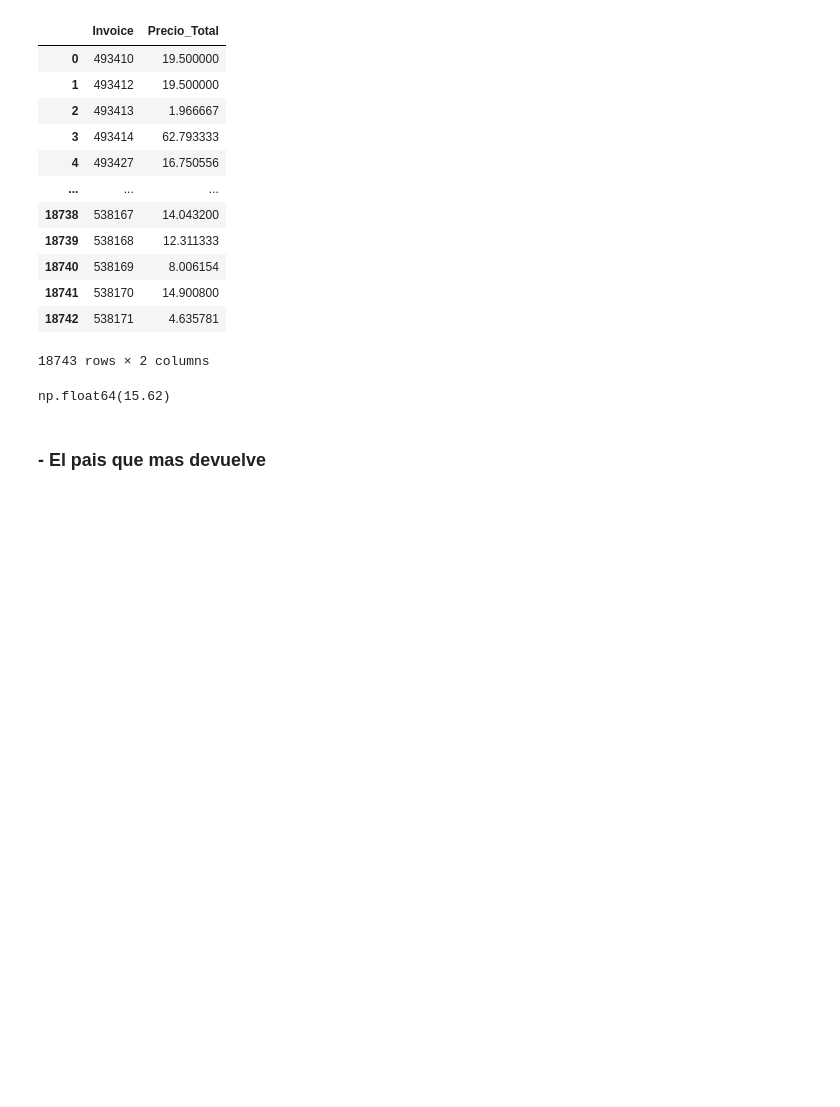
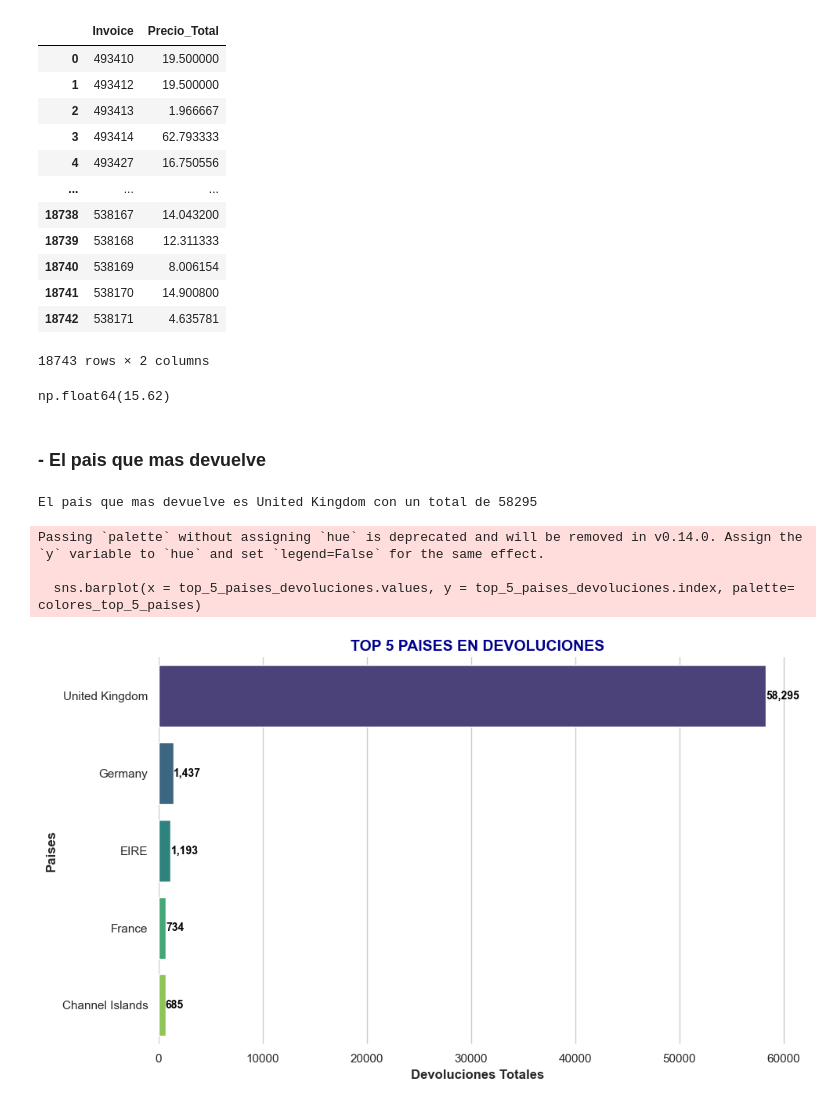
Before and after one commit to antonio-herrera-gb/EDA_Tienda_Online, a Jupyter notebook: src/notebooks/notebook_eda_v3_analisis.ipynb, the cells around one changed output. Saved outputs shown, nothing was run; the diff lists cells and outputs as text; code cells hidden in the pictures; blank space fills up the shorter version.

```diff
--- a/src/notebooks/notebook_eda_v3_analisis.ipynb
+++ b/src/notebooks/notebook_eda_v3_analisis.ipynb
@@ -498,3 +498,35 @@ round(ticket_medio_global,2)
 np.float64(15.62)
 # %% [markdown]
 ### - El pais que mas devuelve
+# %%
+pais_devoluciones = devoluciones_true.groupby("Country")["Quantity"].sum()
+top_5_paises_devoluciones = pais_devoluciones.sort_values(ascending=False).head(5)
+
+pais_devoluciones_max = pais_devoluciones.idxmax()
+cantidad_paises_devoluciones = pais_devoluciones.max()
+print(f"El pais que mas devuelve es {pais_devoluciones_max} con un total de {cantidad_paises_devoluciones}")
+# %% [output]
+El pais que mas devuelve es United Kingdom con un total de 58295
+# %%
+sns.set(style="whitegrid", palette="pastel")
+
+plt.figure(figsize=(10, 6))
+colores_top_5_paises_dev = sns.color_palette("viridis", len(top_5_paises_devoluciones))
+
+sns.barplot(x = top_5_paises_devoluciones.values, y = top_5_paises_devoluciones.index, palette= colores_top_5_paises)
+
+for index, value in enumerate(top_5_paises_devoluciones.values):
+    plt.text(x=value + 10, y= index, s=f"{value:,.0f}",
+             color='black', va='center', fontsize=10, fontweight='bold')
+
+plt.xlabel("Devoluciones Totales", fontsize = 12, fontweight="bold")
+plt.ylabel("Paises", fontsize=12, fontweight="bold")
+plt.title("TOP 5 PAISES EN DEVOLUCIONES", fontsize = 14, fontweight = "bold", color = "darkblue")
+sns.despine(left=True, bottom=True)
+plt.tight_layout()
+plt.show()
+# %% [output]
+Passing `palette` without assigning `hue` is deprecated and will be removed in v0.14.0. Assign the `y` variable to `hue` and set `legend=False` for the same effect.
+
+  sns.barplot(x = top_5_paises_devoluciones.values, y = top_5_paises_devoluciones.index, palette= colores_top_5_paises)
+[figure, added]
```
